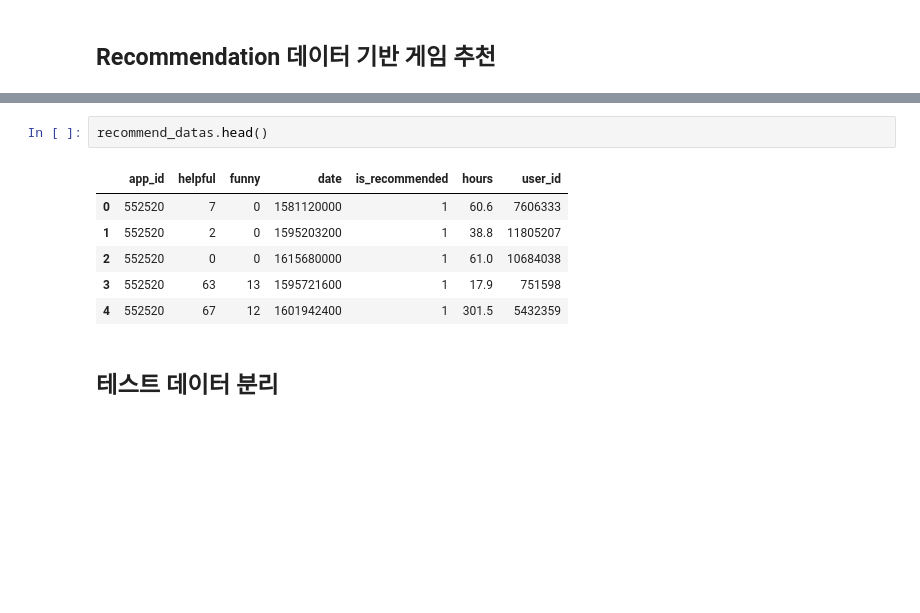
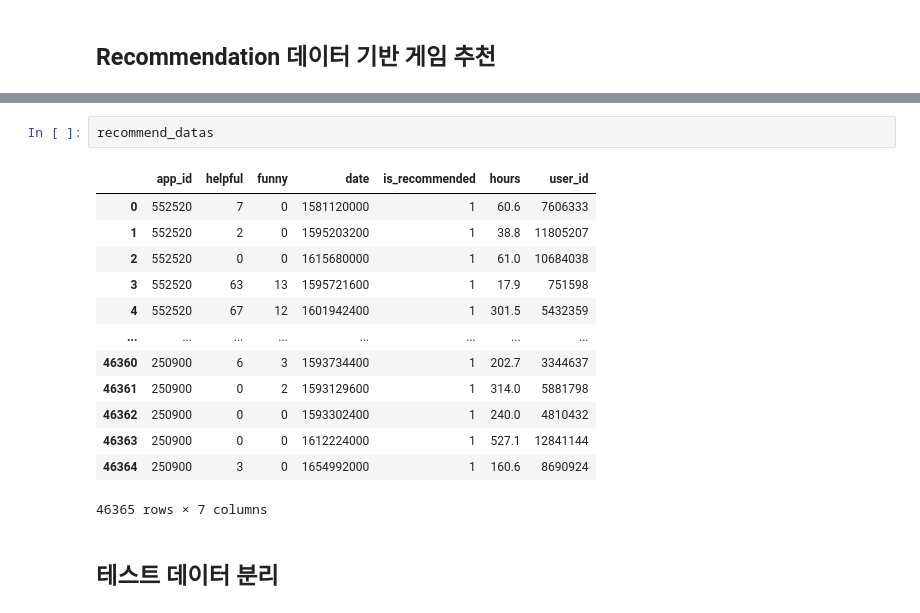
Before and after one commit to wooing1084/SteamGameRecommendationSystem, a Jupyter notebook: src/KNN.ipynb, the cells around one changed output, grey strips where cells are left out. Cells and saved outputs as stored; diff of their text form; blank space fills up the shorter version.

```diff
--- a/src/KNN.ipynb
+++ b/src/KNN.ipynb
@@ -207,13 +211,20 @@ print(loaded_indices.head())
 3  255710  255710  108600  270880
 4     220     220     240     620
 # %%
-recommend_datas.head()
+recommend_datas
 # %% [output]
 |  | app_id | helpful | funny | date | is_recommended | hours | user_id |
 | 0 | 552520 | 7 | 0 | 1581120000 | 1 | 60.6 | 7606333 |
 | 1 | 552520 | 2 | 0 | 1595203200 | 1 | 38.8 | 11805207 |
 | 2 | 552520 | 0 | 0 | 1615680000 | 1 | 61.0 | 10684038 |
 | 3 | 552520 | 63 | 13 | 1595721600 | 1 | 17.9 | 751598 |
 | 4 | 552520 | 67 | 12 | 1601942400 | 1 | 301.5 | 5432359 |
+| ... | ... | ... | ... | ... | ... | ... | ... |
+| 46360 | 250900 | 6 | 3 | 1593734400 | 1 | 202.7 | 3344637 |
+| 46361 | 250900 | 0 | 2 | 1593129600 | 1 | 314.0 | 5881798 |
+| 46362 | 250900 | 0 | 0 | 1593302400 | 1 | 240.0 | 4810432 |
+| 46363 | 250900 | 0 | 0 | 1612224000 | 1 | 527.1 | 12841144 |
+| 46364 | 250900 | 3 | 0 | 1654992000 | 1 | 160.6 | 8690924 |
+46365 rows × 7 columns
 # %% [markdown]
 ## 테스트 데이터 분리
```
Also changed, not shown: parts of 8 cells of this notebook, 29 other files.
